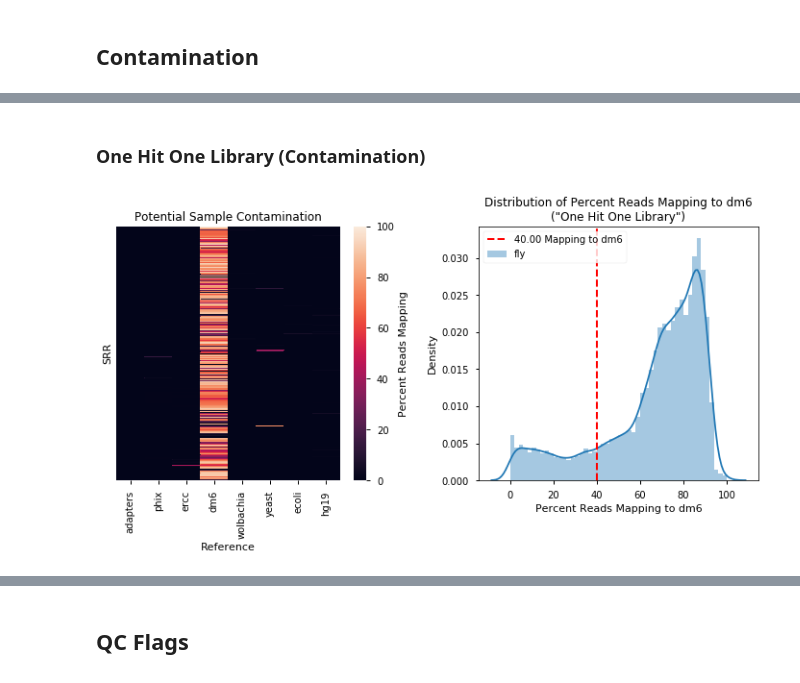
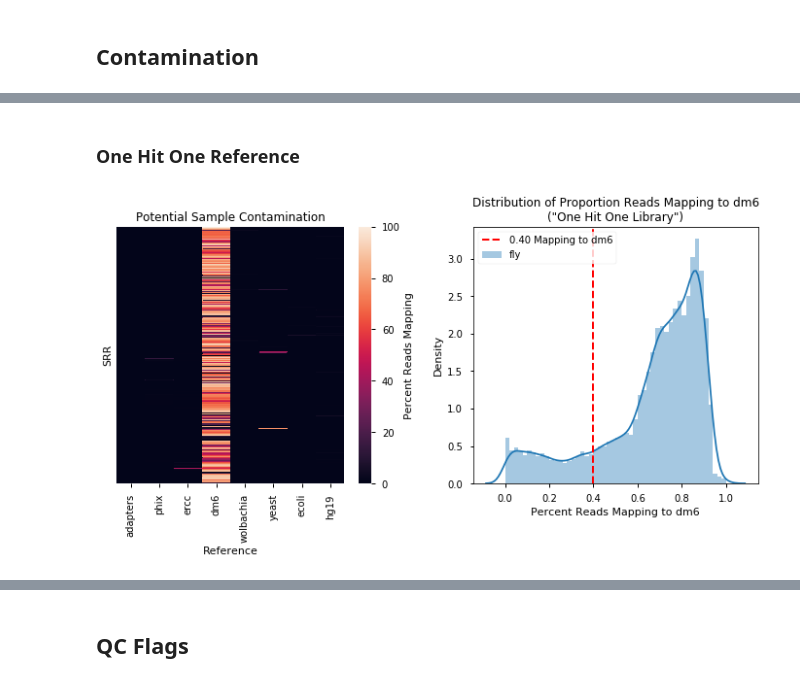
Before and after one commit to jfear/ncbi_remap, a Jupyter notebook: notebook/deliver/prealn-wf_qc.ipynb, the cells around one changed output, grey strips where cells are left out. Cells and saved outputs as stored; diff of their text form; code cells hidden in the pictures.

```diff
--- a/notebook/deliver/prealn-wf_qc.ipynb
+++ b/notebook/deliver/prealn-wf_qc.ipynb
@@ -61,6 +61,7 @@ def plot(store):
     df = store['prealn/workflow/fastq'][['srx', 'srr', 'libsize_R1']]
     fig, ax = plt.subplots(1, 1)
     sns.distplot(np.log10(df.libsize_R1), ax=ax)
+    ax.axvline(np.log10(2e7), ls='--', lw=2, color=sns.xkcd_rgb['dusty purple'], label='20,000,000 reads')
     ax.axvline(np.log10(1e6), ls='--', lw=2, color='r', label='1,000,000 reads')
     ax.axvline(np.log10(1e5), ls='--', lw=2, color=sns.xkcd_rgb['amber'], label='100,000 reads')
     ax.legend()
@@ -111,7 +112,7 @@ def plot(store):
     df['len'] = df[['avgLen_R1', 'avgLen_R2']].max(axis=1)
 
     fig, ax = plt.subplots(1, 1)
-    sns.distplot(df.len, bins=100, ax=ax, kde=False)
+    sns.distplot(df.len, bins=500, ax=ax, kde=False, hist_kws={"align": 'right'})
     ax.set_xlabel('Average Read Length')
     ax.set_ylabel('Number of Runs (SRR)')
     ax.set_xlim(0, 200)
@@ -287,34 +288,34 @@ Fastq Screen was used to look for sources of contamination. Here I aligned untri
 # %% [markdown]
-### One Hit One Library (Contamination)
+### One Hit One Reference
 # %%
 # Plot heatmap of one hit one species
 @make_figs(nbconfig.fig_name('heatmap_distplot_contamination'), styles=nbconfig.styles_wide,
            formats=nbconfig.formats)
 def plot(store):
     df = store['prealn/workflow/fastq_screen']
     df = df[['srx', 'srr', 'reference', 'one_hit_one_library_percent']].set_index(['srx', 'srr', 'reference']).unstack()
     df.columns = df.columns.droplevel(0)
 
     fig, (ax1, ax2) = plt.subplots(1, 2)
     sns.heatmap(df[REFERENCES], yticklabels=False, cbar_kws={'label': 'Percent Reads Mapping'}, ax=ax1)
     ax1.set_title('Potential Sample Contamination');
     ax1.set_ylabel('SRR');
     ax1.set_xlabel('Reference');
 
     # Plot distirbution of major categories
-    sns.distplot(df.dm6, label='fly', ax=ax2)
-    plt.title('Distribution of Percent Reads Mapping to dm6\n("One Hit One Library")');
+    sns.distplot(df.dm6 / 100, label='fly', ax=ax2)
+    plt.title('Distribution of Proportion Reads Mapping to dm6\n("One Hit One Library")');
     ax2.set_xlabel('Percent Reads Mapping to dm6')
     ax2.set_ylabel('Density')
-    ax2.axvline(CONTAMINATION_CUTOFF, color='r', ls='--', lw=2,
-                label='{:0.2f} Mapping to dm6'.format(CONTAMINATION_CUTOFF))
+    ax2.axvline(CONTAMINATION_CUTOFF / 100, color='r', ls='--', lw=2,
+                label='{:0.2f} Mapping to dm6'.format(CONTAMINATION_CUTOFF / 100))
     ax2.legend()
 
     return fig
 
 plot(store)
 # %% [output]
-[figure, old version]
+[figure, new version]
 # %%
 # Create summary table showing the number of samples whose majority of
 # reads came from a specific reference.
```
Also changed, not shown: parts of 24 cells of this notebook.
